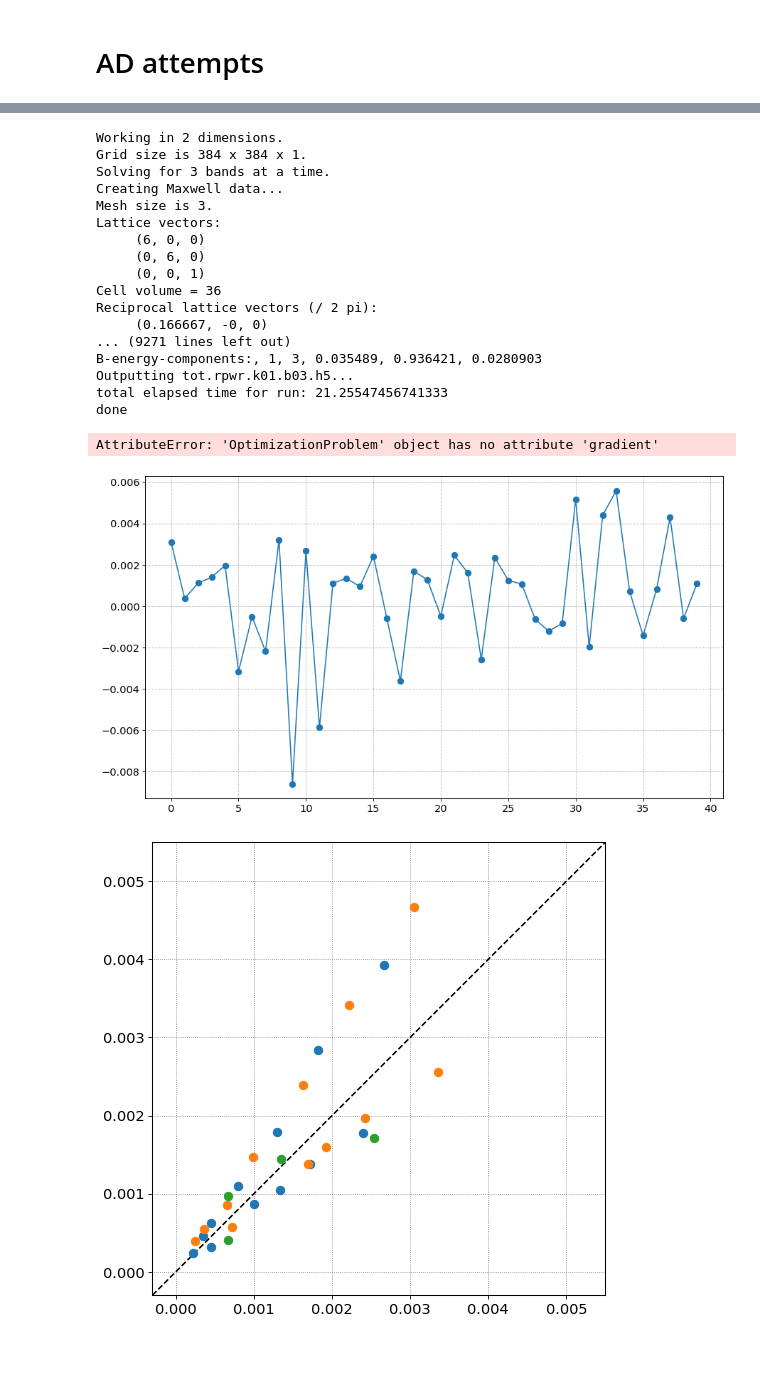
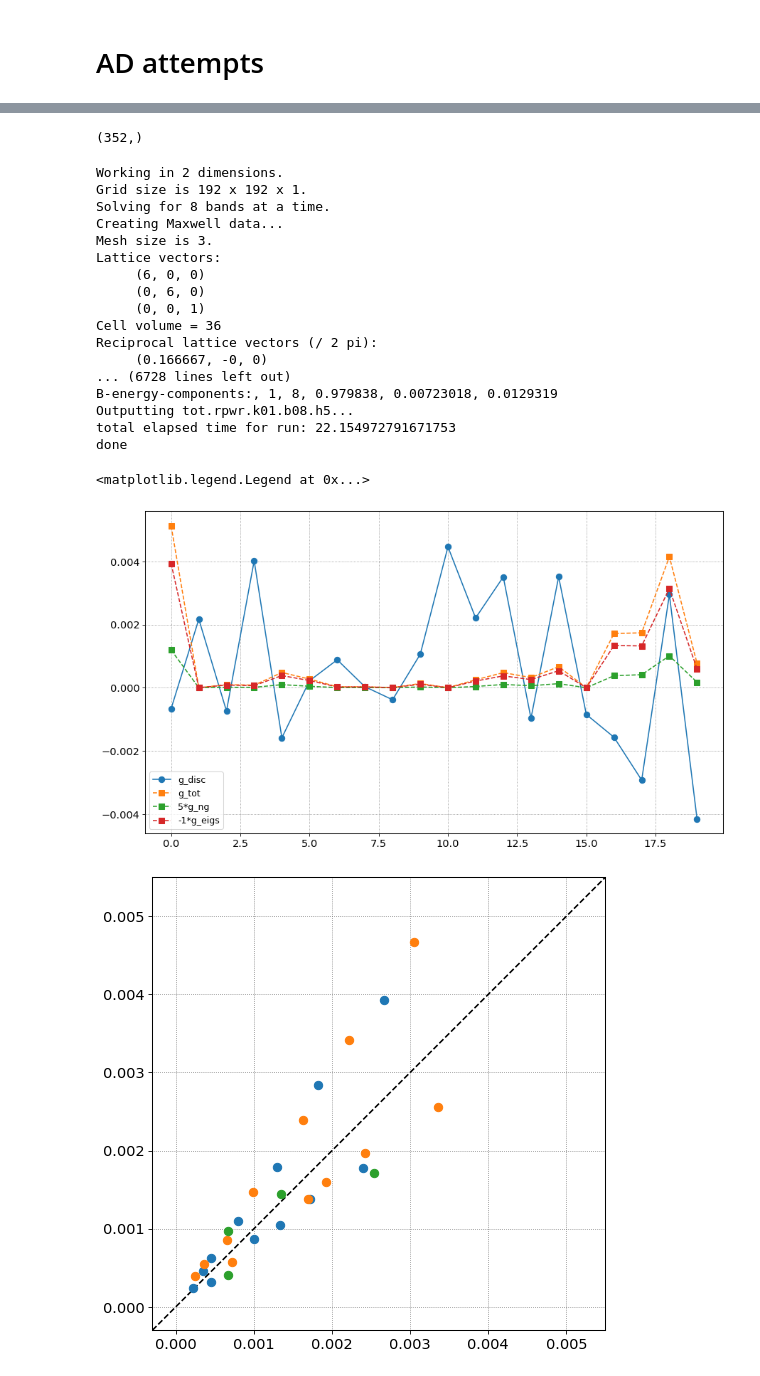
Before and after one commit to doddgray/optics_modeling, a Jupyter notebook: modes/MPB-AD.ipynb, the cells around one changed output, grey strips where cells are left out. Saved outputs shown, nothing was run; the diff lists cells and outputs as text; code cells hidden in the pictures.

```diff
--- a/modes/MPB-AD.ipynb
+++ b/modes/MPB-AD.ipynb
@@ -463,8 +463,8 @@ mat_core = 'Alumina'
 mat_clad = 'SiO2'
 Xgrid = 6
 Ygrid = 6
-n_modes = 3
-res = 64
+n_modes = 8
+res = 32
 do_func = None
 
 res_dr = res/2
@@ -499,8 +499,12 @@ med_core = mp.Medium(index=n_core); med_clad = mp.Medium(index=n_clad)
 # configure and initialize design region
 
 
-design_region = mp.Volume(center=mp.Vector3((w_top+Δx_dr)/2.,Δy_dr/2. + (t_core-t_etch),0),size=mp.Vector3(Δx_dr, Δy_dr, 0))
-design_variables = mpa.BilinearInterpolationBasis(volume=design_region,resolution=res_dr)
+design_region = mp.Volume(center=mp.Vector3((w_top+Δx_dr)/2.,Δy_dr/2. + (t_core-t_etch),0),
+                          size=mp.Vector3(Δx_dr, Δy_dr, 0),
+                         )
+design_variables = mpa.BilinearInterpolationBasis(volume=design_region,
+                                                  resolution=res_dr,
+                                                 )
 
 Nx = design_variables.Nx # number of parameters in the x direction
 Ny = design_variables.Ny # number of parameters in the y direction
@@ -818,11 +884,19 @@ NameError: name 'F' is not defined
+# %%
+# grad_eps_ng_eigs_dr.shape
+
+# grad_eps_dr = self.gradient[1][:,0] + opt.gradient[2].sum(axis=1)
+
+grad_eps_dr.shape
+# %% [output]
+(352,)
 # %%
 db = 1e-3
-choose = 40
+choose = 20
 g_discrete, idx = opt.calculate_fd_gradient(num_gradients=choose,db=db)
 # %% [output]
 Working in 2 dimensions.
-Grid size is 384 x 384 x 1.
-Solving for 3 bands at a time.
+Grid size is 192 x 192 x 1.
+Solving for 8 bands at a time.
 Creating Maxwell data...
 Mesh size is 3.
 Lattice vectors:
@@ -832,10 +906,10 @@ Lattice vectors:
 Cell volume = 36
 Reciprocal lattice vectors (/ 2 pi):
      (0.166667, -0, 0)
-... (9271 lines left out)
-B-energy-components:, 1, 3, 0.035489, 0.936421, 0.0280903
-Outputting tot.rpwr.k01.b03.h5...
-total elapsed time for run: 21.25547456741333
+... (6728 lines left out)
+B-energy-components:, 1, 8, 0.979838, 0.00723018, 0.0129319
+Outputting tot.rpwr.k01.b08.h5...
+total elapsed time for run: 22.154972791671753
 done
 # %%
 # g_discrete:
@@ -873,31 +947,42 @@ g_disc_ng_1 = np.array([g_discrete[ind][1][1] for ind in range(len(g_discrete))]
 g_disc_ng_2 = np.array([g_discrete[ind][1][2] for ind in range(len(g_discrete))])
 # %%
 fig,ax = plt.subplots(1,1,figsize=(14,8))
-ax.plot(g_disc_ng_0,'o-',color='C0')
+ax.plot(g_disc_ng_0,'o-',color='C0',label='g_disc')
 # ax.plot(-g_disc_ng_1,'o-',color='C1')
 # ax.plot(-g_disc_ng_2,'o-',color='C2')
 
 # factor = 1./60 # @ res = 32, 240 @ res = 64
 # ax.plot(grad0[idx]*factor,'s--',color='C0')
 # ax.plot(grad1[idx]*factor,'s--',color='C1')
 # ax.plot(grad2[idx]*factor,'s--',color='C2')
-factor = -4
-grad_ng1 =  opt.gradient[1][:,0]
-grad_ng2 =  opt.gradient[2][:,0]
-ax.plot(factor*grad_ng1[idx],'s--',color='C0')
-ax.plot(factor*grad_ng2[idx],'s--',color='C3')
+# factor = -4
+
+
+f0 = 5
+f1 = -1
+
+grad_eps_dr0 = self.gradient[1][:,0]
+grad_eps_dr1 = opt.gradient[2].sum(axis=1)
+grad_eps_dr = f0*self.gradient[1][:,0] + f1*opt.gradient[2].sum(axis=1)
+
+ax.plot(grad_eps_dr[idx],'s--',color='C1',label='g_tot')
+ax.plot(f0*grad_eps_dr0[idx],'s--',color='C2',label=f'{f0}*g_ng')
+ax.plot(f1*grad_eps_dr1[idx],'s--',color='C3',label=f'{f1}*g_eigs')
+
+ax.legend()
 # ax.plot(factor/grad_ng[idx],'s--',color='C0')
 
 # ax.plot(grad0,'s--',color='C0')
 # ax.plot(grad1,'s--',color='C1')
 # ax.plot(grad2,'s--',color='C2')
 # g_discrete
 # ax.set_ylim([-0.05,1.6])
 
-ax.set_ylim([-0.004,0.006])
+# ax.set_ylim([-0.015,0.015])
+# ax.set_ylim([-0.007,0.007])
 # %% [output]
-AttributeError: 'OptimizationProblem' object has no attribute 'gradient'
+<matplotlib.legend.Legend at 0x...>
-[figure, old version]
+[figure, new version]
 # %%
 fig,ax = plt.subplots(1,1,figsize=(14,8))
 glim = -0.0003,0.0055
```
Also changed, not shown: parts of 10 cells of this notebook, 1 other file.
